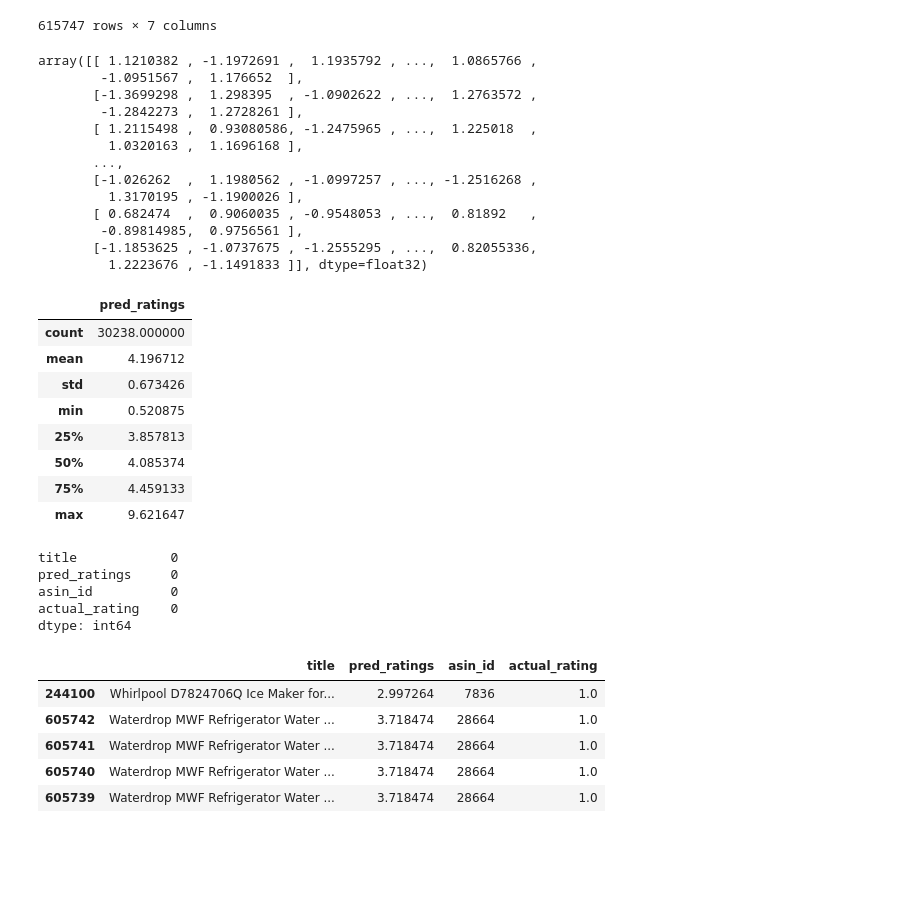
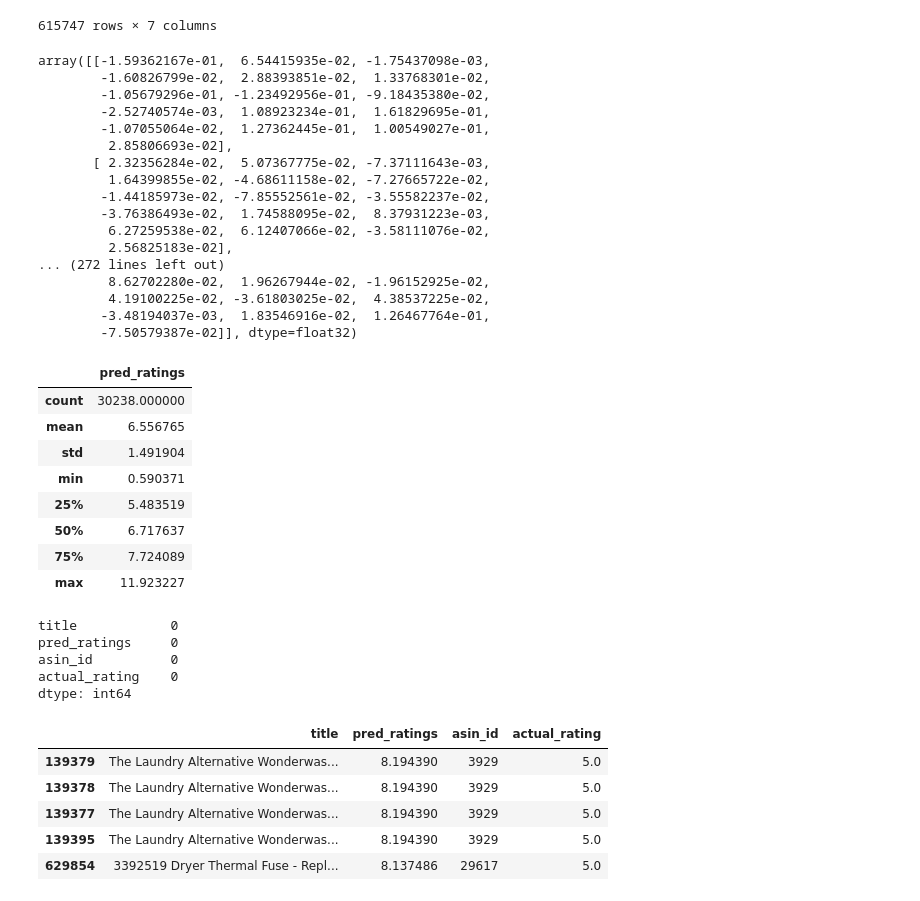
Before and after one commit to dhruv1220/Product-Recommendation-System, a Jupyter notebook: Product_Recommendation_System.ipynb, the cells around one changed output. Cells and saved outputs as stored; diff of their text form; code cells hidden in the pictures; blank space fills up the shorter version.

```diff
--- a/Product_Recommendation_System.ipynb
+++ b/Product_Recommendation_System.ipynb
@@ -527,0 +827,14 @@ test_loss, test_mae:  11.617837946565164 tensor(3.0565, device='cuda:0')
+# %%
+# trial: 12
+model = FactorizationModel(embedding_dim=16,
+                                   n_iter=30,
+                                   learning_rate=0.03,
+                                   l2=2e-11,
+                                   num_users=total_user_id,
+                                   num_items=total_item_id)
+train_losses,valid_losses,valid_maes =model.fit(train_dataloader,val_dataloader)
+plt.plot(np.log(train_losses), label='Training loss')
+plt.plot(np.log(valid_losses), label='Validation loss')
+plt.legend(frameon=False)
+test_loss, test_mae = model.test(test_dataloader,True)
+print("test_loss, test_mae: ", test_loss, test_mae)
@@ -632,19 +968,23 @@ cdata.sort_values(['asin_id'])
 # %%
 item_emb_np[my_rated_items, :]
 # %% [output]
-array([[ 1.1210382 , -1.1972691 ,  1.1935792 , ...,  1.0865766 ,
-        -1.0951567 ,  1.176652  ],
-       [-1.3699298 ,  1.298395  , -1.0902622 , ...,  1.2763572 ,
-        -1.2842273 ,  1.2728261 ],
-       [ 1.2115498 ,  0.93080586, -1.2475965 , ...,  1.225018  ,
-         1.0320163 ,  1.1696168 ],
-       ...,
-       [-1.026262  ,  1.1980562 , -1.0997257 , ..., -1.2516268 ,
-         1.3170195 , -1.1900026 ],
-       [ 0.682474  ,  0.9060035 , -0.9548053 , ...,  0.81892   ,
-        -0.89814985,  0.9756561 ],
-       [-1.1853625 , -1.0737675 , -1.2555295 , ...,  0.82055336,
-         1.2223676 , -1.1491833 ]], dtype=float32)
+array([[-1.59362167e-01,  6.54415935e-02, -1.75437098e-03,
+        -1.60826799e-02,  2.88393851e-02,  1.33768301e-02,
+        -1.05679296e-01, -1.23492956e-01, -9.18435380e-02,
+        -2.52740574e-03,  1.08923234e-01,  1.61829695e-01,
+        -1.07055064e-02,  1.27362445e-01,  1.00549027e-01,
+         2.85806693e-02],
+       [ 2.32356284e-02,  5.07367775e-02, -7.37111643e-03,
+         1.64399855e-02, -4.68611158e-02, -7.27665722e-02,
+        -1.44185973e-02, -7.85552561e-02, -3.55582237e-02,
+        -3.76386493e-02,  1.74588095e-02,  8.37931223e-03,
+         6.27259538e-02,  6.12407066e-02, -3.58111076e-02,
+         2.56825183e-02],
+... (272 lines left out)
+         8.62702280e-02,  1.96267944e-02, -1.96152925e-02,
+         4.19100225e-02, -3.61803025e-02,  4.38537225e-02,
+        -3.48194037e-03,  1.83546916e-02,  1.26467764e-01,
+        -7.50579387e-02]], dtype=float32)
 # %%
 from sklearn.linear_model import Ridge
 clf = Ridge(alpha=1, fit_intercept=True)
@@ -663,13 +1003,13 @@ my_results_df.describe()
 # %% [output]
 |  | pred_ratings |
 | count | 30238.000000 |
-| mean | 4.196712 |
-| std | 0.673426 |
-| min | 0.520875 |
-| 25% | 3.857813 |
-| 50% | 4.085374 |
-| 75% | 4.459133 |
-| max | 9.621647 |
+| mean | 6.556765 |
+| std | 1.491904 |
+| min | 0.590371 |
+| 25% | 5.483519 |
+| 50% | 6.717637 |
+| 75% | 7.724089 |
+| max | 11.923227 |
 # %%
 merged_data = pd.merge(my_results_df, cdata[['title', 'asin_id']], on='title', how='left')
 merged_data['actual_rating'] = merged_data['asin_id'].map(my_ratings)
@@ -683,11 +1023,11 @@ asin_id          0
 actual_rating    0
 dtype: int64
 # %%
-final_output.sort_values(['actual_rating']).head()
+final_output.sort_values(['actual_rating']).tail()
 # %% [output]
 |  | title | pred_ratings | asin_id | actual_rating |
-| 244100 | Whirlpool D7824706Q Ice Maker for... | 2.997264 | 7836 | 1.0 |
-| 605742 | Waterdrop MWF Refrigerator Water ... | 3.718474 | 28664 | 1.0 |
-| 605741 | Waterdrop MWF Refrigerator Water ... | 3.718474 | 28664 | 1.0 |
-| 605740 | Waterdrop MWF Refrigerator Water ... | 3.718474 | 28664 | 1.0 |
-| 605739 | Waterdrop MWF Refrigerator Water ... | 3.718474 | 28664 | 1.0 |
+| 139379 | The Laundry Alternative Wonderwas... | 8.194390 | 3929 | 5.0 |
+| 139378 | The Laundry Alternative Wonderwas... | 8.194390 | 3929 | 5.0 |
+| 139377 | The Laundry Alternative Wonderwas... | 8.194390 | 3929 | 5.0 |
+| 139395 | The Laundry Alternative Wonderwas... | 8.194390 | 3929 | 5.0 |
+| 629854 | 3392519 Dryer Thermal Fuse - Repl... | 8.137486 | 29617 | 5.0 |
```
Also changed, not shown: parts of 21 cells of this notebook.
